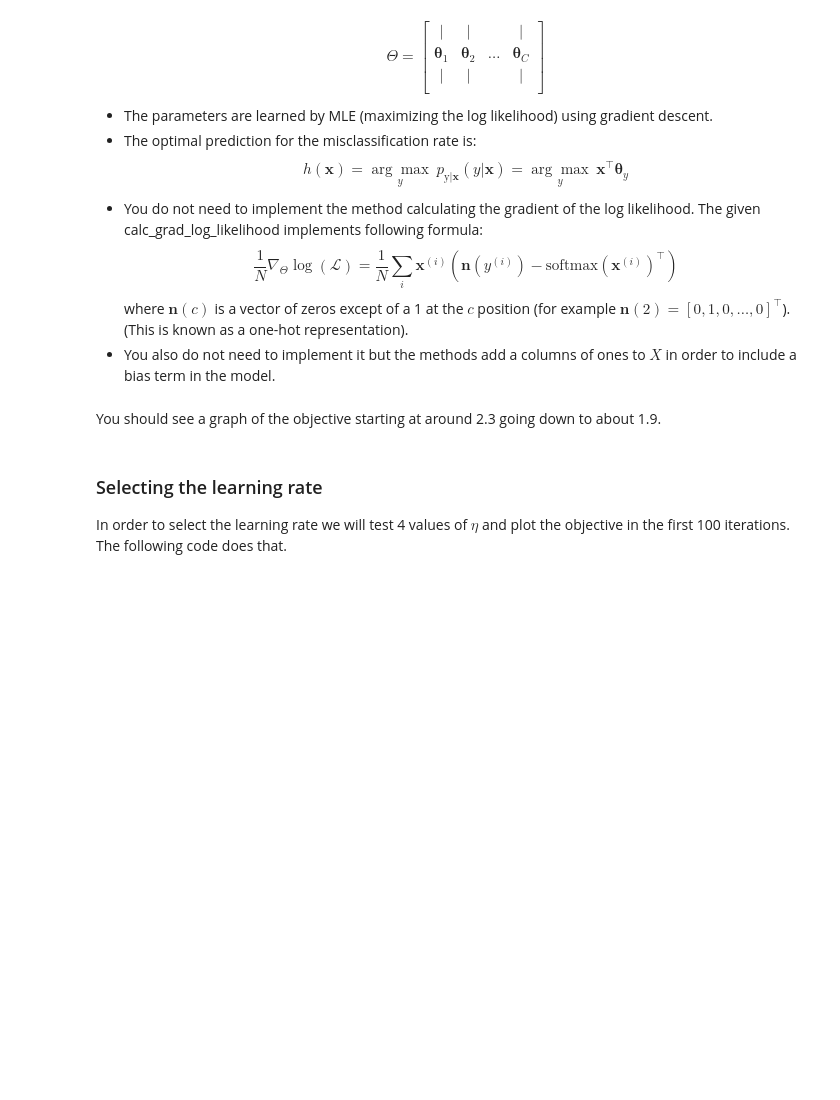
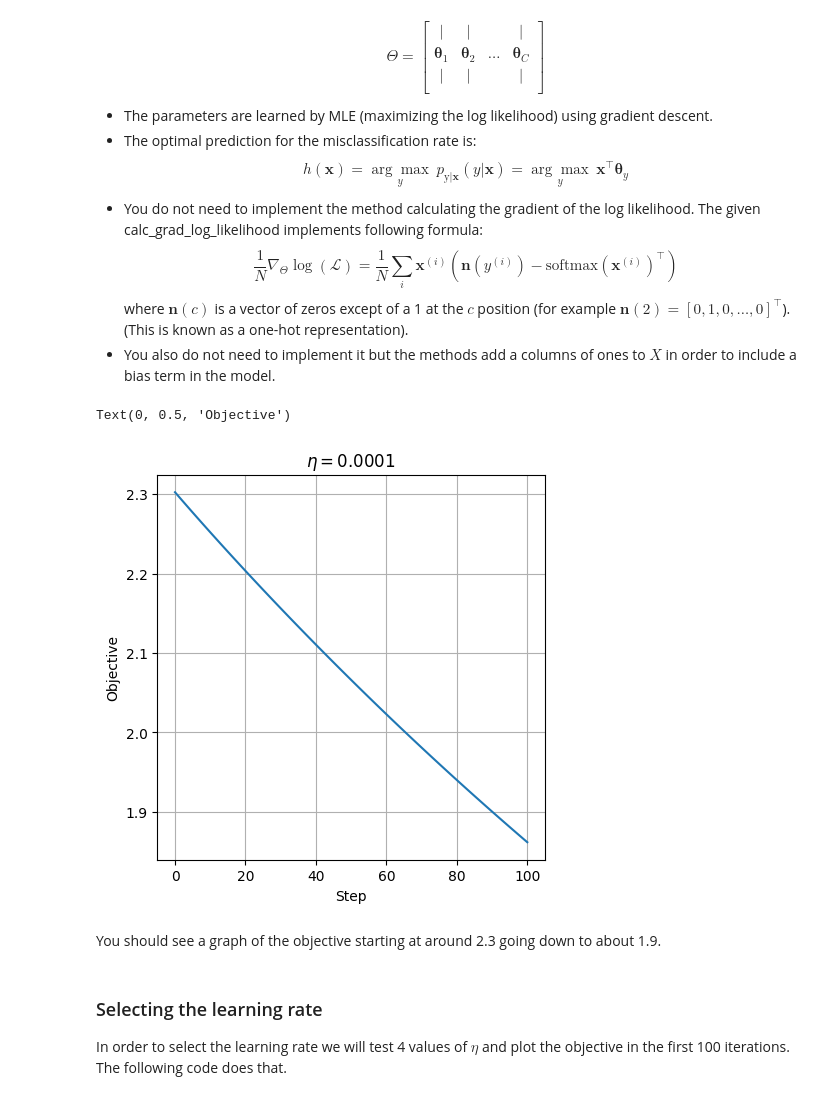
Before and after one commit to AlexYoro/Technion_ML_46195, a Jupyter notebook: content/assignments/assignment_4_ex.ipynb, the cells around one changed output. Drawn from its saved outputs; the diff is of its cells as text; code cells hidden in the pictures; blank space fills up the shorter version.

```diff
--- a/content/assignments/assignment_4_ex.ipynb
+++ b/content/assignments/assignment_4_ex.ipynb
@@ -400,9 +442,9 @@ The class [sklearn.discriminant_analysis.LinearDiscriminantAnalysis](https://sci
 from sklearn.discriminant_analysis import LinearDiscriminantAnalysis
 
 ## %%%%%%%%%%%%%%% Your code here - Begin %%%%%%%%%%%%%%%
-classifier = LinearDiscriminantAnalysis(...
-classifier.fit(...
-h_func = lambda x: ...
+classifier = LinearDiscriminantAnalysis()
+classifier.fit(x_train.reshape(x_train.shape[0], -1), y_train)
+h_func = lambda x: classifier.predict(x.reshape(x.shape[0], -1))
 ## %%%%%%%%%%%%%%% Your code here - End %%%%%%%%%%%%%%%%%
 
 print(f'The score on the validation set is: {calc_score(h_func, x_val, y_val):.4f}')
@@ -479,8 +523,9 @@ class LinearLogisticRegression:
 
         ## %%%%%%%%%%%%%%% Your code here - Begin %%%%%%%%%%%%%%%
         z = x @ self.theta
-        ...
-        prob = ...
+        z = np.exp(z)
+        denom = np.sum(z, axis=1, keepdims=True)
+        prob = z / denom
         ## %%%%%%%%%%%%%%% Your code here - End %%%%%%%%%%%%%%%%%
 
         return prob
@@ -512,8 +557,12 @@ class LinearLogisticRegression:
         """
 
         ## %%%%%%%%%%%%%%% Your code here - Begin %%%%%%%%%%%%%%%
-        ...
-        log_likelihood = ...
+        prob = self.calc_prob(x)
+        log_prob = np.log(prob);
+        log_prob_full =[]
+        for i in range(len(y)):
+          log_prob_full.append(log_prob[i,y[i]])
+        log_likelihood = np.mean(log_prob_full)
         ## %%%%%%%%%%%%%%% Your code here - End %%%%%%%%%%%%%%%%%
         return log_likelihood
 
@@ -562,7 +611,7 @@ class LinearLogisticRegression:
         for i_iter in range(1, n_iters + 1):
             ## %%%%%%%%%%%%%%% Your code here - Begin %%%%%%%%%%%%%%%
             ## Update theta
-            self.theta += eta * ...
+            self.theta += eta * self.calc_grad_log_likelihood(x,y)
             ## %%%%%%%%%%%%%%% Your code here - End %%%%%%%%%%%%%%%%%
 
             ## Store intermidiate results
@@ -584,34 +633,37 @@ class LinearLogisticRegression:
         ----------
         x: ndarray
             The NxImageSize 2D array of N vectors of x's.
 
         Returns
         -------
         y_hat: ndarray
             A 1D array of N predictions for each of the N vectors of x.
         """
 
         x = x.reshape(x.shape[0], -1)
         x = np.concatenate((x, np.ones((x.shape[0], 1))), axis=1)
 
         ## %%%%%%%%%%%%%%% Your code here - Begin %%%%%%%%%%%%%%%
-        y_hat = ...
+        y_hat = np.argmax(self.calc_prob(x), axis=1)
         ## %%%%%%%%%%%%%%% Your code here - End %%%%%%%%%%%%%%%%%
 
         return y_hat
 
 ## Test the class
 eta = 1e-4
 n_iters = 100
 classifier = LinearLogisticRegression()
 objective_list = classifier.fit(x_train, y_train, eta, n_iters)
 
 ## Plot
 fig, ax = plt.subplots(figsize=(5, 5))
 ax.plot(np.arange(len(objective_list)), objective_list)
 ax.set_title(r'$\eta={' + f'{eta:g}' + r'}$')
 ax.set_xlabel('Step')
 ax.set_ylabel('Objective')
+# %% [output]
+Text(0, 0.5, 'Objective')
+[figure, added]
 # %% [markdown]
 You should see a graph of the objective starting at around 2.3 going down to about 1.9.
 # %% [markdown]
```
Also changed, not shown: parts of 14 cells of this notebook.
